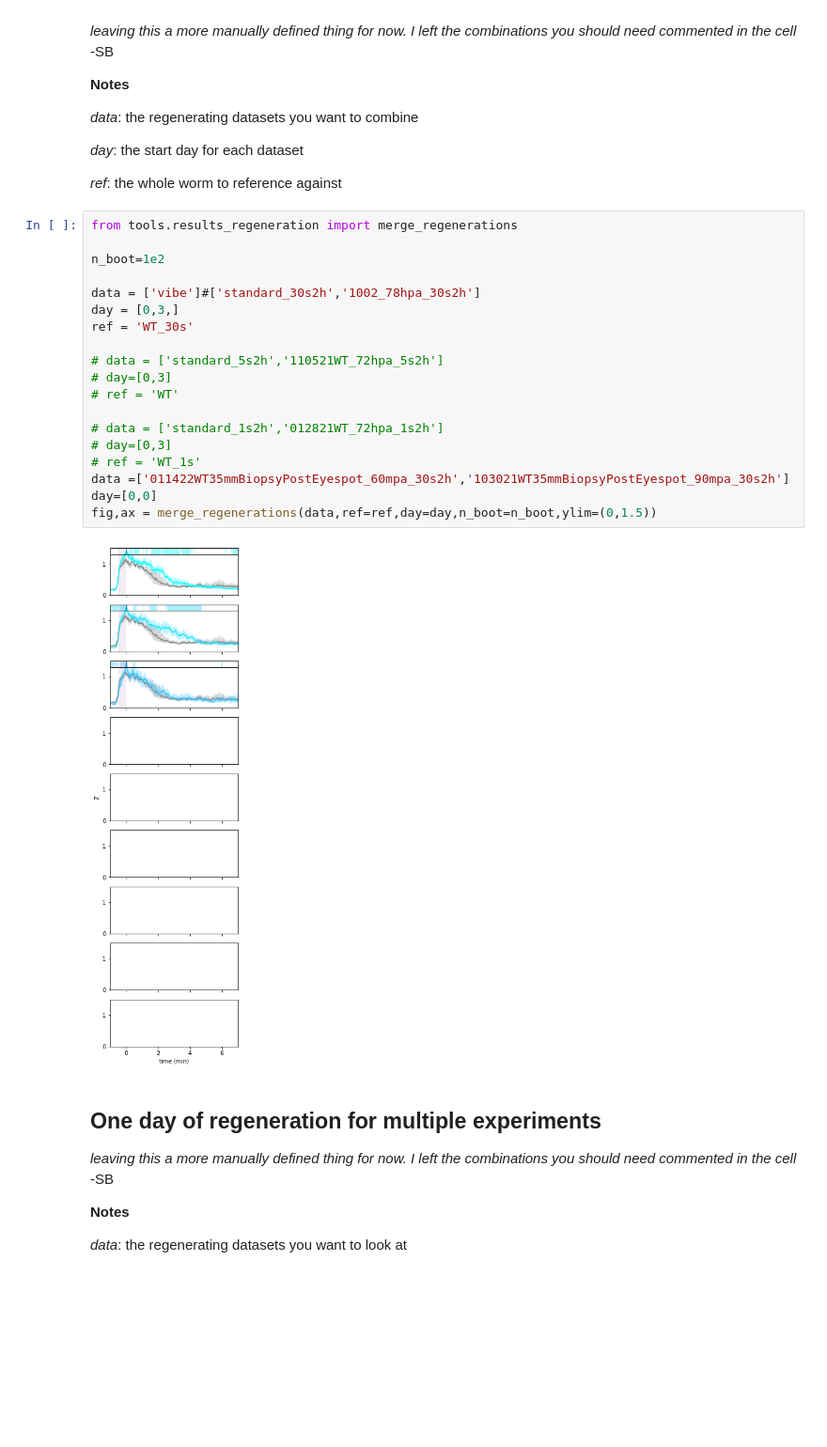
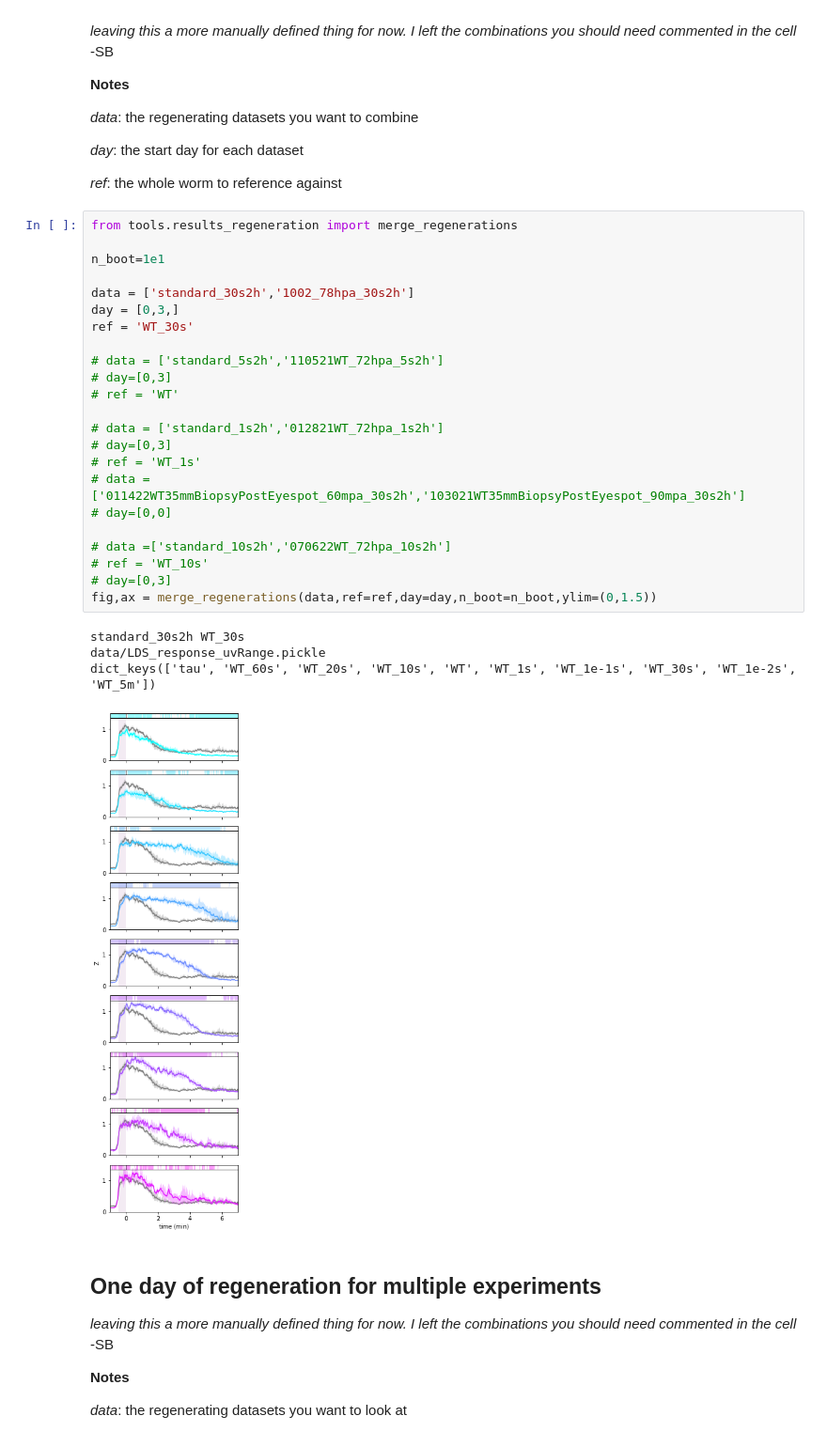
Before and after one commit to samuelbray32/behavior-lite, a Jupyter notebook: publication_regeneration.ipynb, the cells around one changed output. Shown at 94% size. Drawn from its saved outputs; the diff is of its cells as text; blank space fills up the shorter version.

```diff
--- a/publication_regeneration.ipynb
+++ b/publication_regeneration.ipynb
@@ -58,24 +56,31 @@ _ref_: the whole worm to reference against
 # %%
 from tools.results_regeneration import merge_regenerations
 
-n_boot=1e2
+n_boot=1e1
 
-data = ['vibe']#['standard_30s2h','1002_78hpa_30s2h']
+data = ['standard_30s2h','1002_78hpa_30s2h']
 day = [0,3,]
 ref = 'WT_30s'
 
 # data = ['standard_5s2h','110521WT_72hpa_5s2h']
 # day=[0,3]
 # ref = 'WT'
 
 # data = ['standard_1s2h','012821WT_72hpa_1s2h']
 # day=[0,3]
 # ref = 'WT_1s'
-data =['011422WT35mmBiopsyPostEyespot_60mpa_30s2h','103021WT35mmBiopsyPostEyespot_90mpa_30s2h']
-day=[0,0]
+# data =['011422WT35mmBiopsyPostEyespot_60mpa_30s2h','103021WT35mmBiopsyPostEyespot_90mpa_30s2h']
+# day=[0,0]
+
+# data =['standard_10s2h','070622WT_72hpa_10s2h']
+# ref = 'WT_10s'
+# day=[0,3]
 fig,ax = merge_regenerations(data,ref=ref,day=day,n_boot=n_boot,ylim=(0,1.5))
 # %% [output]
+standard_30s2h WT_30s
+data/LDS_response_uvRange.pickle
+dict_keys(['tau', 'WT_60s', 'WT_20s', 'WT_10s', 'WT', 'WT_1s', 'WT_1e-1s', 'WT_30s', 'WT_1e-2s', 'WT_5m'])
-[figure, old version]
+[figure, new version]
 # %% [markdown]
 ## One day of regeneration for multiple experiments
 
```
Also changed, not shown: parts of 4 cells of this notebook, 1 other file.
